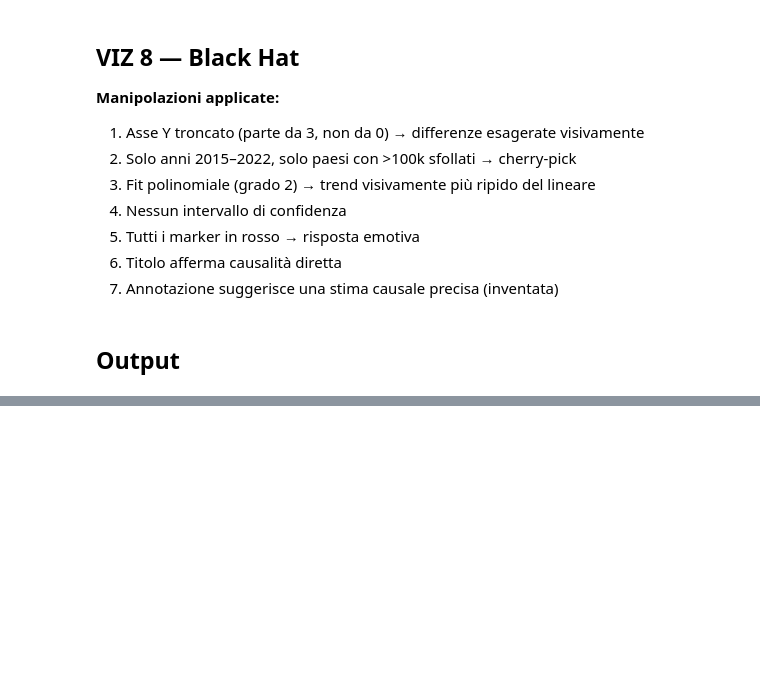
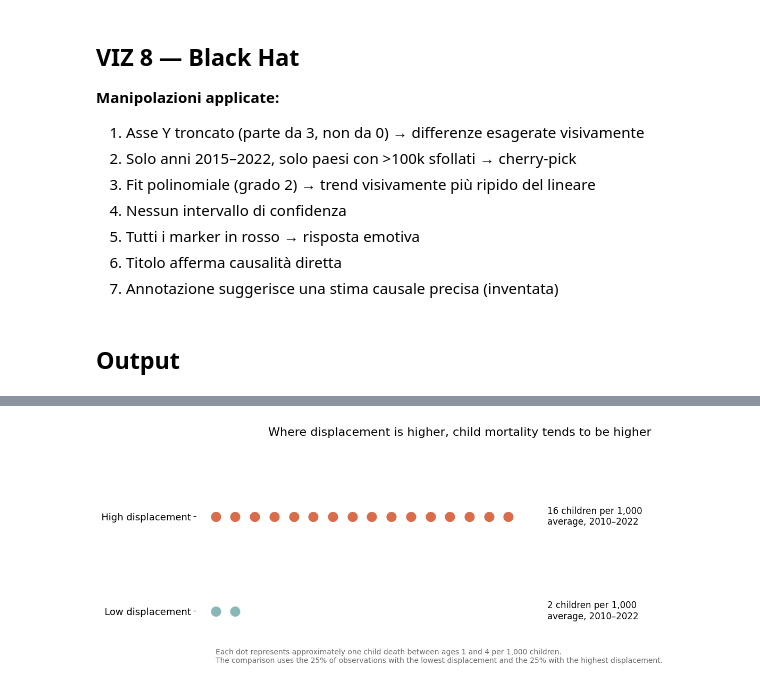
Before and after one commit to Gloreti03/dataviz-humanitarian-analysis, a Jupyter notebook: python_visualizations.ipynb, the cells around one changed output, grey strips where cells are left out. Saved outputs shown, nothing was run; the diff lists cells and outputs as text; code cells hidden in the pictures; blank space fills up the shorter version.

```diff
--- a/python_visualizations.ipynb
+++ b/python_visualizations.ipynb
@@ -325,0 +560,65 @@ for f in sorted(os.listdir('plots')):
+# %%
+# Draw the pictogram
+
+fig, ax = plt.subplots(figsize=(12, 5))
+
+max_icons = pictogram_summary["children_per_1000"].max()
+
+colors = {
+    "Low displacement": "#88B7B5",
+    "High displacement": "#D96C4A"
+}
+
+for row_idx, row in pictogram_summary.iterrows():
+    group = row["group"]
+    n_icons = row["children_per_1000"]
+
+    # Draw one small symbol for each estimated child death per 1,000 children
+    for i in range(n_icons):
+        ax.text(
+            i,
+            row_idx,
+            "●",
+            fontsize=18,
+            ha="center",
+            va="center",
+            color=colors[group]
+        )
+
+    # Narrative label
+    ax.text(
+        max_icons + 1,
+        row_idx,
+        f"{n_icons} children per 1,000\naverage, 2010–2022",
+        fontsize=12,
+        va="center"
+    )
+
+ax.set_yticks([0, 1])
+ax.set_yticklabels(pictogram_summary["group"], fontsize=13)
+ax.set_xticks([])
+ax.set_xlim(-1, max_icons + 10)
+ax.set_ylim(-0.7, 1.7)
+
+ax.set_title(
+    "Where displacement is higher, child mortality tends to be higher",
+    fontsize=16,
+    pad=20
+)
+
+ax.text(
+    0,
+    -0.55,
+    "Each dot represents approximately one child death between ages 1 and 4 per 1,000 children.\n"
+    "The comparison uses the 25% of observations with the lowest displacement and the 25% with the highest displacement.",
+    fontsize=10,
+    color="dimgray"
+)
+
+for spine in ax.spines.values():
+    spine.set_visible(False)
+
+plt.tight_layout()
+plt.show()
+# %% [output]
+[figure, added]
```
Also changed, not shown: parts of 10 cells of this notebook, 4 other files.
